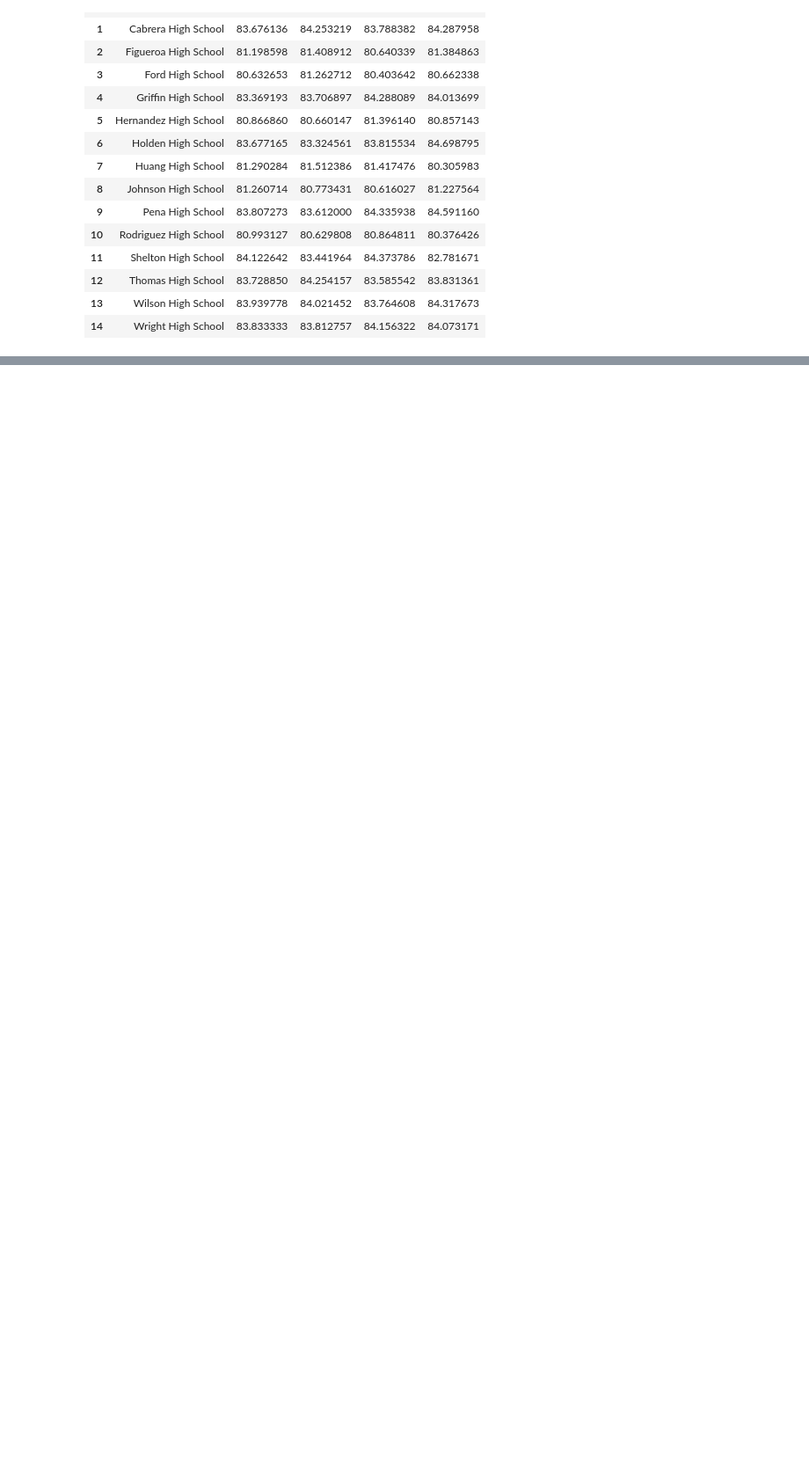
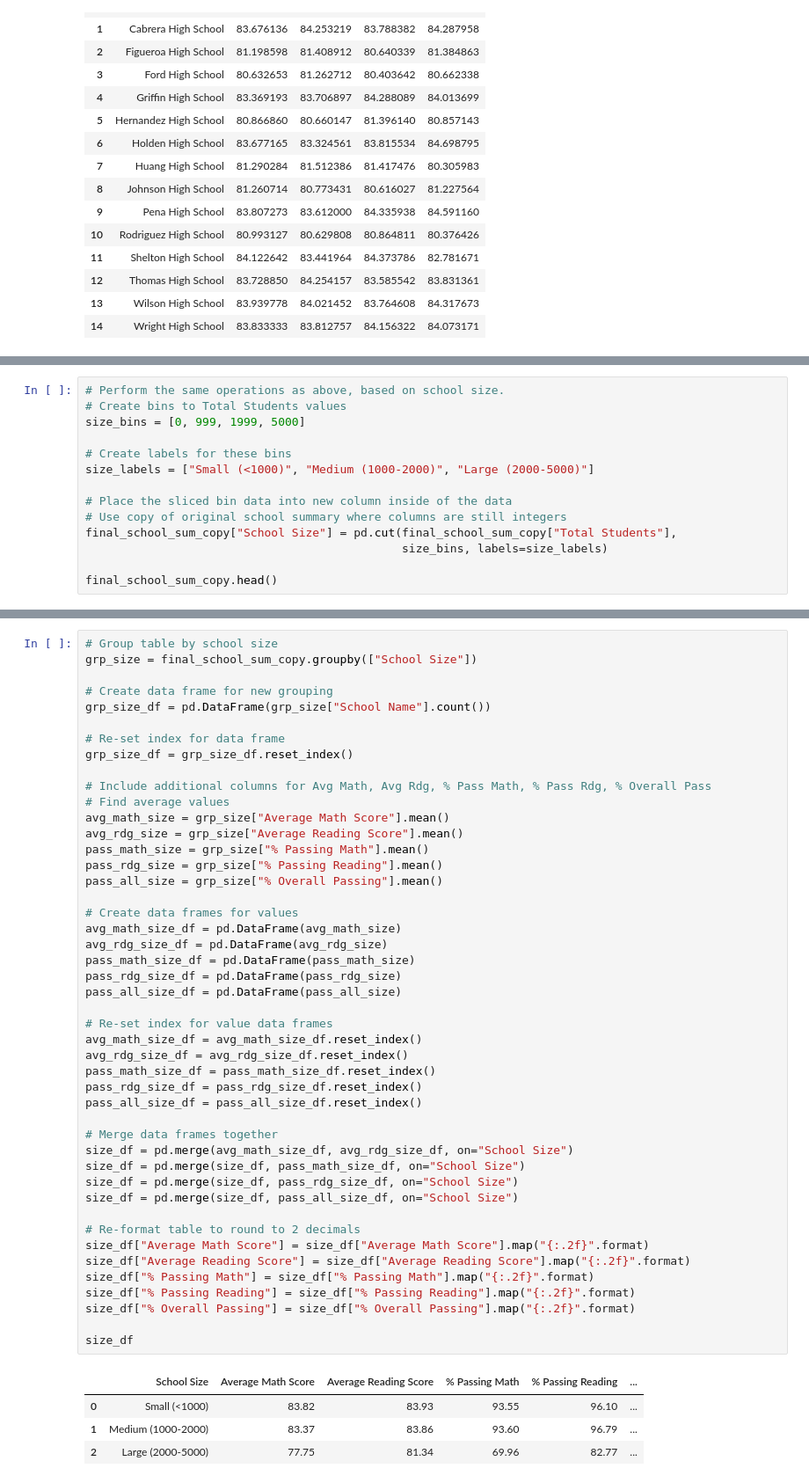
Before and after one commit to tamaranxu/pandas-challenge, a Jupyter notebook: PyCitySchools/PyCitySchools.ipynb, the cells around one changed output, grey strips where cells are left out. Shown: that part at 88% size. Cells and saved outputs as stored; diff of their text form; blank space fills up the shorter version.

```diff
--- a/PyCitySchools/PyCitySchools.ipynb
+++ b/PyCitySchools/PyCitySchools.ipynb
@@ -933,0 +990,14 @@ final_school_sum_copy.head()
+# %%
+# Perform the same operations as above, based on school size.
+# Create bins to Total Students values
+size_bins = [0, 999, 1999, 5000]
+
+# Create labels for these bins
+size_labels = ["Small (<1000)", "Medium (1000-2000)", "Large (2000-5000)"]
+
+# Place the sliced bin data into new column inside of the data
+# Use copy of original school summary where columns are still integers
+final_school_sum_copy["School Size"] = pd.cut(final_school_sum_copy["Total Students"],
+                                              size_bins, labels=size_labels)
+
+final_school_sum_copy.head()
@@ -933,0 +1011,51 @@ final_school_sum_copy.head()
+# %%
+# Group table by school size
+grp_size = final_school_sum_copy.groupby(["School Size"])
+
+# Create data frame for new grouping
+grp_size_df = pd.DataFrame(grp_size["School Name"].count())
+
+# Re-set index for data frame
+grp_size_df = grp_size_df.reset_index()
+
+# Include additional columns for Avg Math, Avg Rdg, % Pass Math, % Pass Rdg, % Overall Pass
+# Find average values
+avg_math_size = grp_size["Average Math Score"].mean()
+avg_rdg_size = grp_size["Average Reading Score"].mean()
+pass_math_size = grp_size["% Passing Math"].mean()
+pass_rdg_size = grp_size["% Passing Reading"].mean()
+pass_all_size = grp_size["% Overall Passing"].mean()
+
+# Create data frames for values
+avg_math_size_df = pd.DataFrame(avg_math_size)
+avg_rdg_size_df = pd.DataFrame(avg_rdg_size)
+pass_math_size_df = pd.DataFrame(pass_math_size)
+pass_rdg_size_df = pd.DataFrame(pass_rdg_size)
+pass_all_size_df = pd.DataFrame(pass_all_size)
+
+# Re-set index for value data frames
+avg_math_size_df = avg_math_size_df.reset_index()
+avg_rdg_size_df = avg_rdg_size_df.reset_index()
+pass_math_size_df = pass_math_size_df.reset_index()
+pass_rdg_size_df = pass_rdg_size_df.reset_index()
+pass_all_size_df = pass_all_size_df.reset_index()
+
+# Merge data frames together
+size_df = pd.merge(avg_math_size_df, avg_rdg_size_df, on="School Size")
+size_df = pd.merge(size_df, pass_math_size_df, on="School Size")
+size_df = pd.merge(size_df, pass_rdg_size_df, on="School Size")
+size_df = pd.merge(size_df, pass_all_size_df, on="School Size")
+
+# Re-format table to round to 2 decimals
+size_df["Average Math Score"] = size_df["Average Math Score"].map("{:.2f}".format)
+size_df["Average Reading Score"] = size_df["Average Reading Score"].map("{:.2f}".format)
+size_df["% Passing Math"] = size_df["% Passing Math"].map("{:.2f}".format)
+size_df["% Passing Reading"] = size_df["% Passing Reading"].map("{:.2f}".format)
+size_df["% Overall Passing"] = size_df["% Overall Passing"].map("{:.2f}".format)
+
+size_df
+# %% [output]
+|  | School Size | Average Math Score | Average Reading Score | % Passing Math | % Passing Reading | ... |
+| 0 | Small (<1000) | 83.82 | 83.93 | 93.55 | 96.10 | ... |
+| 1 | Medium (1000-2000) | 83.37 | 83.86 | 93.60 | 96.79 | ... |
+| 2 | Large (2000-5000) | 77.75 | 81.34 | 69.96 | 82.77 | ... |
```
Also changed, not shown: parts of 6 cells of this notebook.
